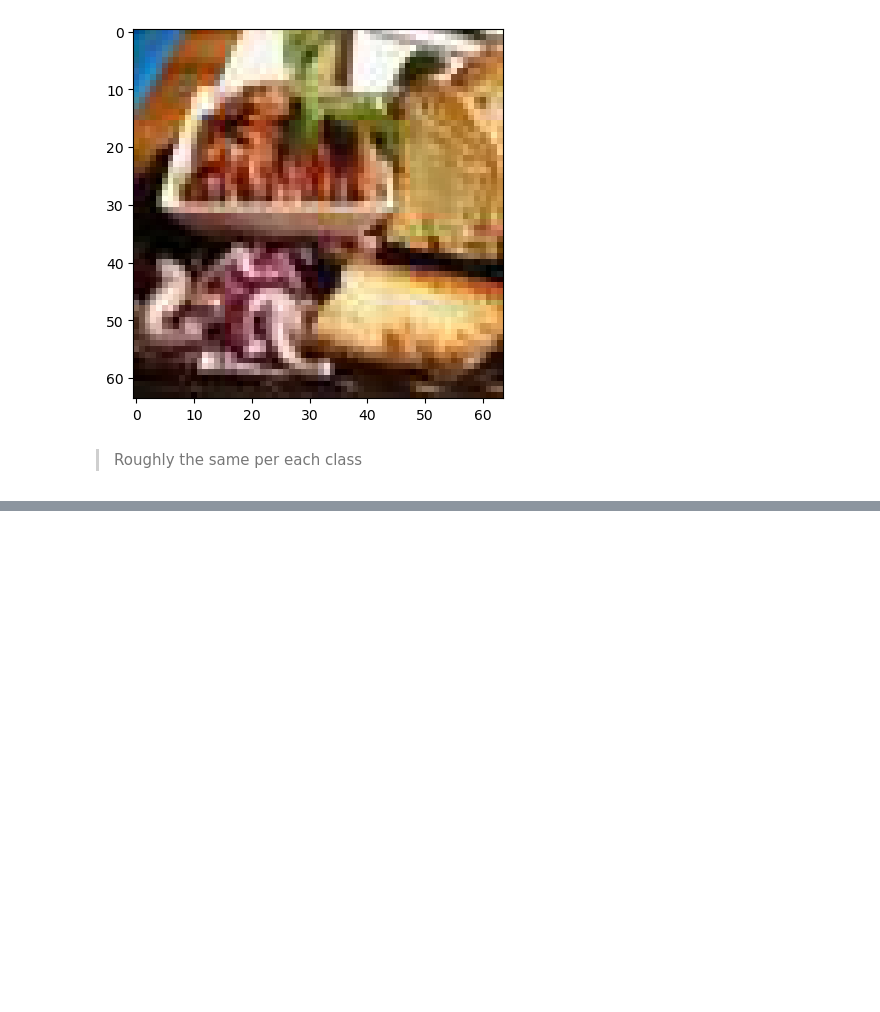
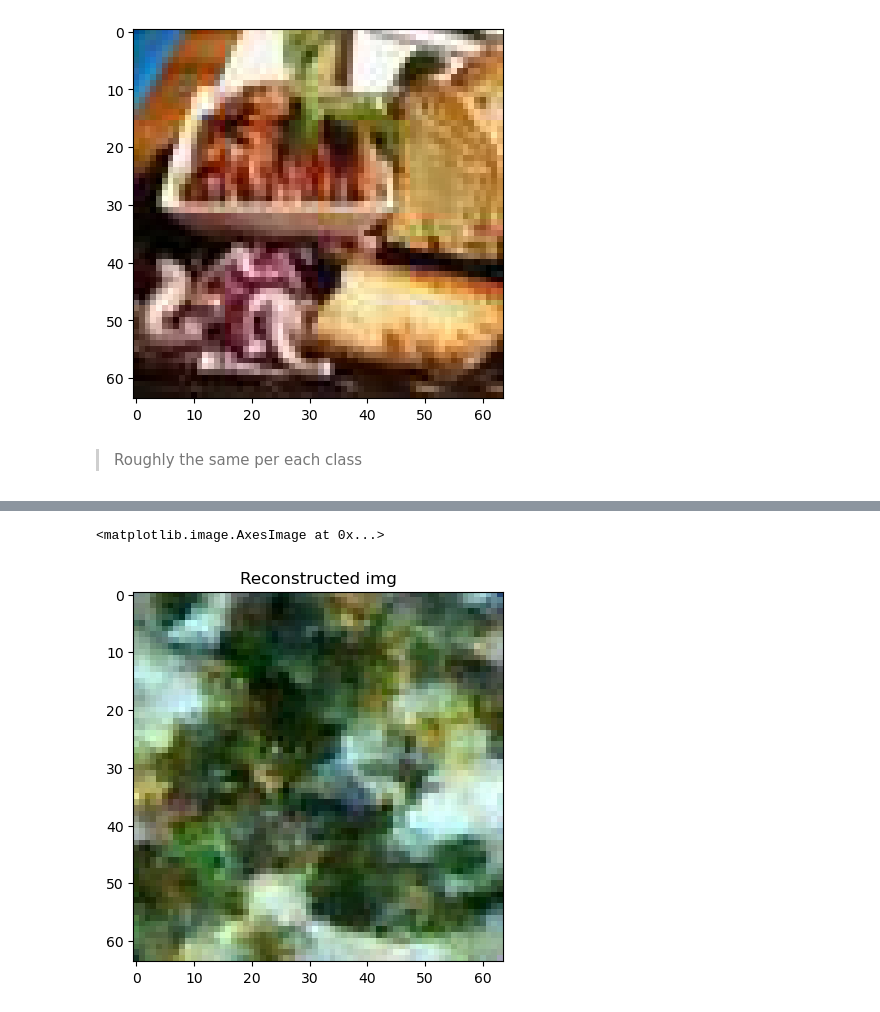
Before and after one commit to Professor322/genai_task, a Jupyter notebook: dev.ipynb, the cells around one changed output, grey strips where cells are left out. Drawn from its saved outputs; the diff is of its cells as text; code cells hidden in the pictures; blank space fills up the shorter version.

```diff
--- a/dev.ipynb
+++ b/dev.ipynb
@@ -369,0 +392,10 @@ trainer.train_loop()
+# %%
+samples = sample(model, diffusion, (1, 3, 64, 64), {"y": torch.tensor([0], dtype=torch.long, device=DEVICE)}, DEVICE)
+img = samples[0].permute([1, 2, 0]).detach().cpu().numpy()
+img = ((img + 1) * 127.5).astype(np.uint8)
+img = img.clip(0, 255)
+plt.title("Reconstructed img")
+plt.imshow(img)
+# %% [output]
+<matplotlib.image.AxesImage at 0x...>
+[figure, added]
```
Also changed, not shown: parts of 2 cells of this notebook.
